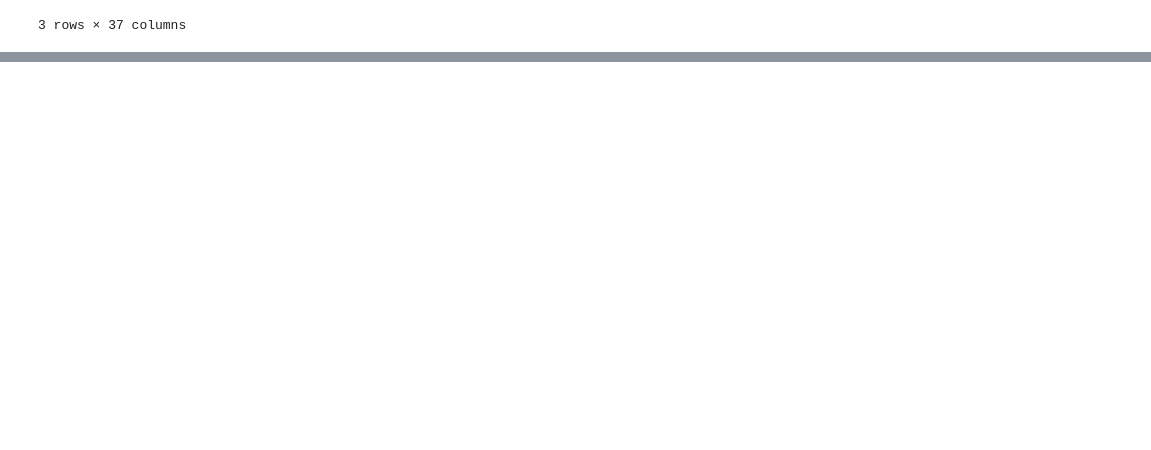
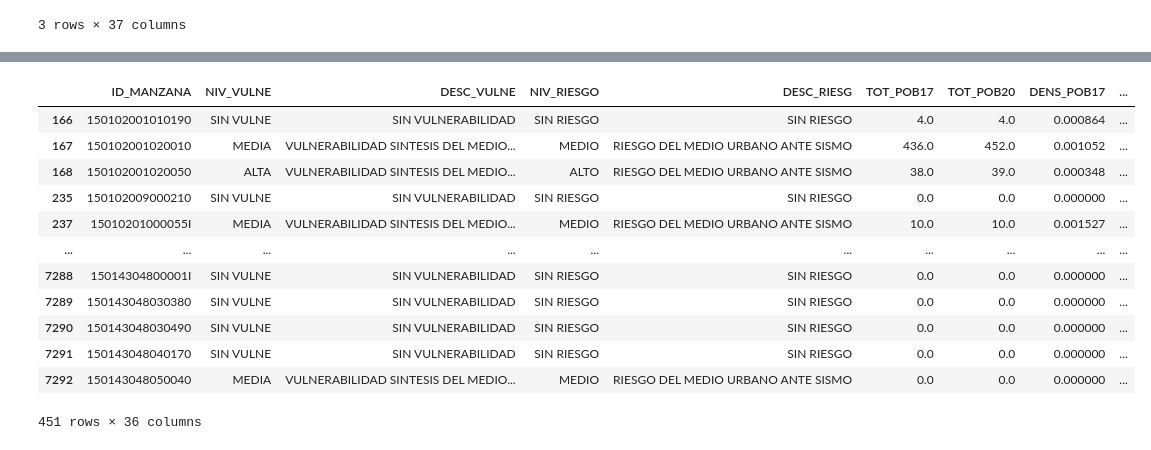
Before and after one commit to Amy-Checcllo/Shelters-for-Earthquakes-Repository, a Jupyter notebook: Albergues potenciales.ipynb, the cells around one changed output, grey strips where cells are left out. Cells and saved outputs as stored; diff of their text form; code cells hidden in the pictures; blank space fills up the shorter version.

```diff
--- a/Albergues potenciales.ipynb
+++ b/Albergues potenciales.ipynb
@@ -410,0 +1117,16 @@ aaa
+# %%
+gdf_albergues_hosp[gdf_albergues_hosp.Dist_Hos>1.5]
+# %% [output]
+|  | ID_MANZANA | NIV_VULNE | DESC_VULNE | NIV_RIESGO | DESC_RIESG | TOT_POB17 | TOT_POB20 | DENS_POB17 | ... |
+| 166 | 150102001010190 | SIN VULNE | SIN VULNERABILIDAD | SIN RIESGO | SIN RIESGO | 4.0 | 4.0 | 0.000864 | ... |
+| 167 | 150102001020010 | MEDIA | VULNERABILIDAD SINTESIS DEL MEDIO... | MEDIO | RIESGO DEL MEDIO URBANO ANTE SISMO | 436.0 | 452.0 | 0.001052 | ... |
+| 168 | 150102001020050 | ALTA | VULNERABILIDAD SINTESIS DEL MEDIO... | ALTO | RIESGO DEL MEDIO URBANO ANTE SISMO | 38.0 | 39.0 | 0.000348 | ... |
+| 235 | 150102009000210 | SIN VULNE | SIN VULNERABILIDAD | SIN RIESGO | SIN RIESGO | 0.0 | 0.0 | 0.000000 | ... |
+| 237 | 15010201000055I | MEDIA | VULNERABILIDAD SINTESIS DEL MEDIO... | MEDIO | RIESGO DEL MEDIO URBANO ANTE SISMO | 10.0 | 10.0 | 0.001527 | ... |
+| ... | ... | ... | ... | ... | ... | ... | ... | ... | ... |
+| 7288 | 15014304800001I | SIN VULNE | SIN VULNERABILIDAD | SIN RIESGO | SIN RIESGO | 0.0 | 0.0 | 0.000000 | ... |
+| 7289 | 150143048030380 | SIN VULNE | SIN VULNERABILIDAD | SIN RIESGO | SIN RIESGO | 0.0 | 0.0 | 0.000000 | ... |
+| 7290 | 150143048030490 | SIN VULNE | SIN VULNERABILIDAD | SIN RIESGO | SIN RIESGO | 0.0 | 0.0 | 0.000000 | ... |
+| 7291 | 150143048040170 | SIN VULNE | SIN VULNERABILIDAD | SIN RIESGO | SIN RIESGO | 0.0 | 0.0 | 0.000000 | ... |
+| 7292 | 150143048050040 | MEDIA | VULNERABILIDAD SINTESIS DEL MEDIO... | MEDIO | RIESGO DEL MEDIO URBANO ANTE SISMO | 0.0 | 0.0 | 0.000000 | ... |
+451 rows × 36 columns
```
Also changed, not shown: parts of 123 cells of this notebook, 1 other file.
